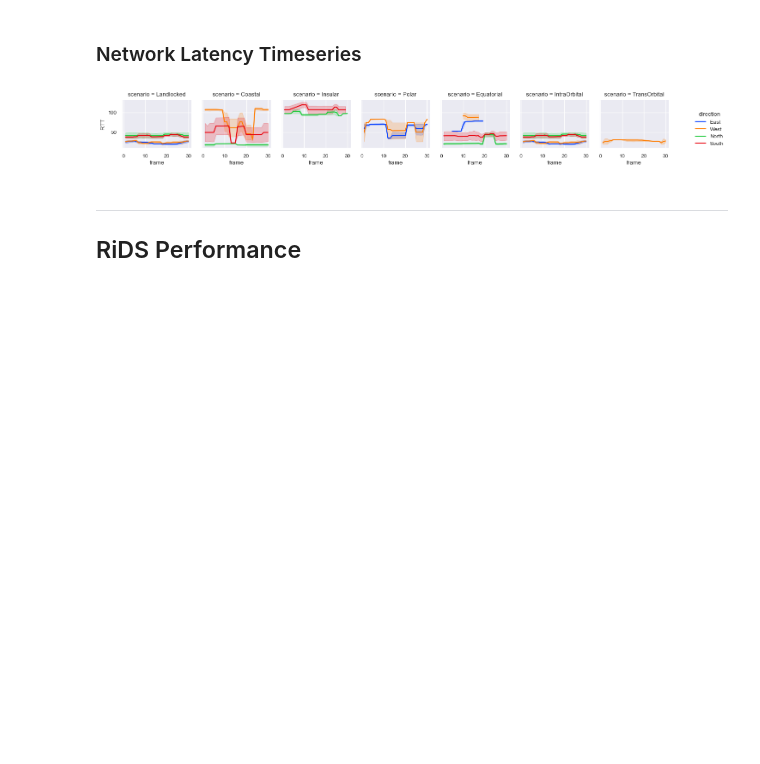
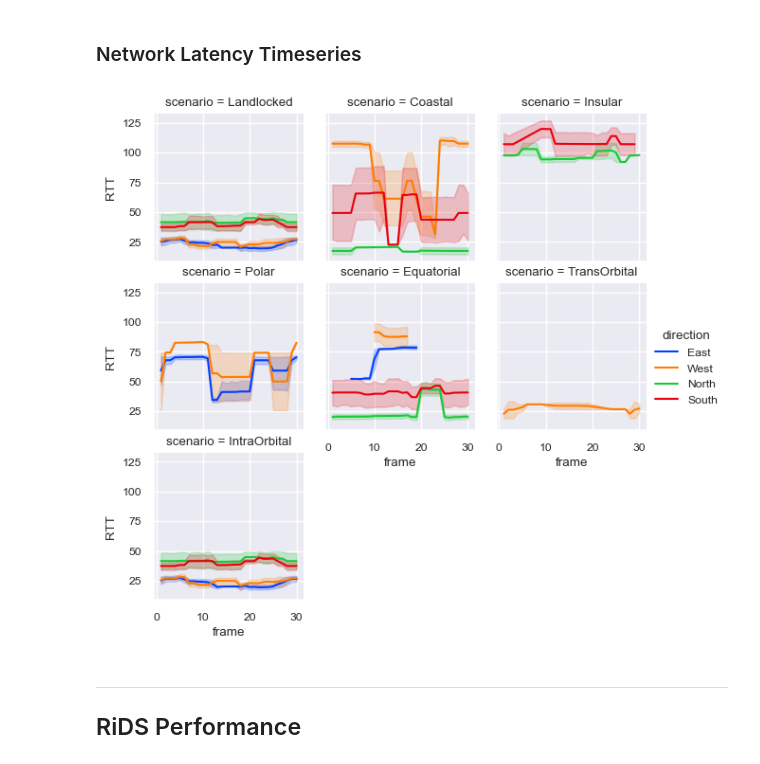
Before and after one commit to Foalfloater66/starlink-fyp, a Jupyter notebook: graphs/chap_5_experiments/5_3_experiments.ipynb, the cells around one changed output. Drawn from its saved outputs; the diff is of its cells as text; code cells hidden in the pictures; blank space fills up the shorter version.

```diff
--- a/graphs/chap_5_experiments/5_3_experiments.ipynb
+++ b/graphs/chap_5_experiments/5_3_experiments.ipynb
@@ -414,19 +443,19 @@ plt.savefig("../images/baseline_rtt_cdf.svg")
 # %% [markdown]
 ### Network Latency Timeseries
 # %%
-%matplotlib inline
 
-g = sns.FacetGrid(baseline_latency_df, col="scenario", hue="direction", margin_titles=True, height=2)
+sns.set_palette(sns.color_palette('bright'))
+g = sns.FacetGrid(baseline_latency_df, col="scenario", hue="direction", col_wrap=3, margin_titles=True, height=2)
 g.map_dataframe(sns.lineplot,
         x='frame',
         y="rtt",
     )
 g.figure.subplots_adjust(wspace=.15, hspace=.15)
 g.add_legend()
 g.set_ylabels("RTT")
 plt.savefig("../images/baseline_rtt_timeseries.svg")
 # %% [output]
-[figure, old version]
+[figure, new version]
 # %% [markdown]
 ---
 
```
Also changed, not shown: parts of 14 cells of this notebook, 9 other files.
